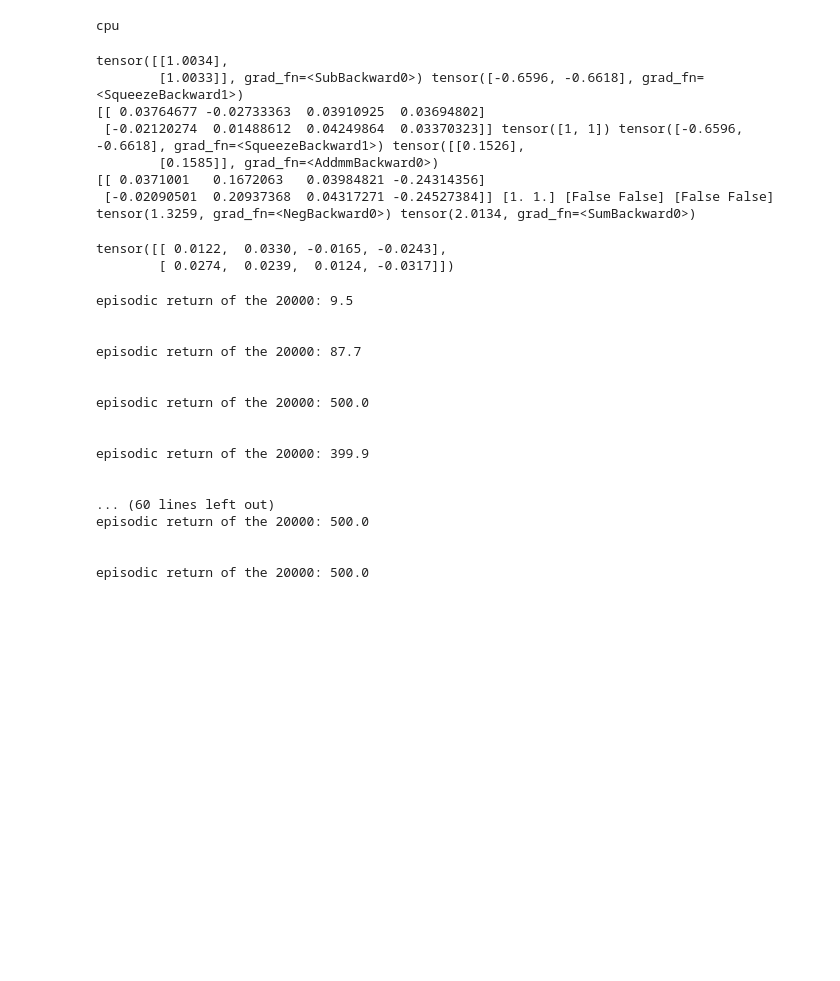
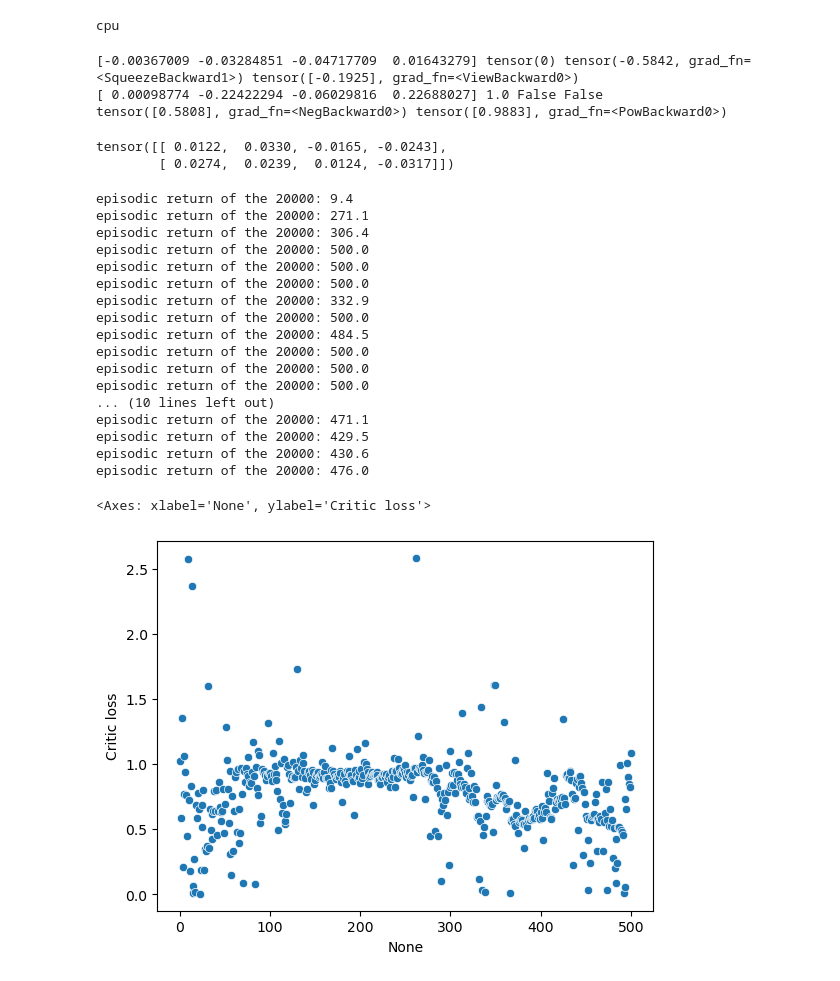
Before and after one commit to aledurso22/Reinforcement-Learning-project, a Jupyter notebook: train.ipynb, the cells around one changed output. Drawn from its saved outputs; the diff is of its cells as text; code cells hidden in the pictures; blank space fills up the shorter version.

Commit message:
added some plotting, checked again loss

```diff
--- a/train.ipynb
+++ b/train.ipynb
@@ -106,9 +106,18 @@ class A2C_Agent(): #this should work with more parallel environment already, not
         delta = torch.Tensor(rewards.reshape(self.n_envs,1)) + (1-torch.Tensor(terminated.reshape(self.n_envs,1))) * gamma * self.critic(next_states)
         advantage = delta - self.critic(states)
 
-        critic_loss = advantage.pow(2).sum()
+        critic_loss = advantage.pow(2).mean()
 
-        actor_loss = - (advantage.detach() * log_prob.reshape_as(advantage.detach())).sum()
+        actor_loss = - (advantage.detach() * log_prob.reshape_as(advantage.detach())).mean()
+
+        # delta = torch.Tensor(rewards) + (1-torch.Tensor(terminated)) * gamma * self.critic(next_states)
+        # advantage = delta - self.critic(states)
+
+        # critic_loss = advantage.pow(2)
+
+        # actor_loss = - (advantage.detach() * log_prob.reshape_as(advantage.detach()))
+
+
 
         return actor_loss, critic_loss
 
@@ -145,6 +154,7 @@ class A2C_Agent(): #this should work with more parallel environment already, not
                 done = terminated or truncated
             episodic_rewards_10.append(total_reward)
         print("episodic return of the 20000:", np.mean(episodic_rewards_10))
+        return np.mean(episodic_rewards_10), v_values
         #comment this if you are trying with more envs
         #plt.plot(v_values)
         #plt.xlabel("trajectory")
@@ -162,34 +172,32 @@ class A2C_Agent(): #this should work with more parallel environment already, not
         # print("\n")
 # %%
 episode_rewards = []
+v_values = []
+rewards_20k = []
 total_steps = 0
 max_steps = 500000
-env = gym.vector.AsyncVectorEnv( [lambda:gym.make("CartPole-v1") for i in range(1)] )
+env = gym.vector.AsyncVectorEnv( [lambda:gym.make("CartPole-v1") for i in range(1)])
+# env = gym.make("CartPole-v1")
 state_dim  = env.single_observation_space.shape[0]
 n_actions = env.single_action_space.n
 actor = Actor(state_dim, n_actions)
 critic = Critic(state_dim)
 agent = A2C_Agent(n_envs=1, n_steps=1, actor= actor, critic= critic, lr_actor=1e-5, lr_critic=1e-3)
 state = env.reset()[0]
-filename = '1_' + '1k_res.csv'
+filename = '3_' + '1k_res.csv'
 # %%
 actions, actions_log_prog, state_values = agent.choose_action(state)
 next_state, reward, terminated, truncated, _ = env.step(actions.numpy())
-actor_loss, critic_loss = agent.get_losses(reward, state, next_state, actions_log_prog, 0.99, terminated)
+actor_loss, critic_loss = agent.get_losses([reward], state, next_state, actions_log_prog, 0.99, [terminated])
 print(state, actions, actions_log_prog, state_values)
 print(next_state, reward, terminated, truncated)
 print(actor_loss, critic_loss)
 # print(critic(state))
 # print(torch.Tensor(reward.reshape(2,1)) + 0.99 * critic(next_state))
 # %% [output]
-tensor([[1.0034],
-        [1.0033]], grad_fn=<SubBackward0>) tensor([-0.6596, -0.6618], grad_fn=<SqueezeBackward1>)
-[[ 0.03764677 -0.02733363  0.03910925  0.03694802]
- [-0.02120274  0.01488612  0.04249864  0.03370323]] tensor([1, 1]) tensor([-0.6596, -0.6618], grad_fn=<SqueezeBackward1>) tensor([[0.1526],
-        [0.1585]], grad_fn=<AddmmBackward0>)
-[[ 0.0371001   0.1672063   0.03984821 -0.24314356]
- [-0.02090501  0.20937368  0.04317271 -0.24527384]] [1. 1.] [False False] [False False]
-tensor(1.3259, grad_fn=<NegBackward0>) tensor(2.0134, grad_fn=<SumBackward0>)
+[-0.00367009 -0.03284851 -0.04717709  0.01643279] tensor(0) tensor(-0.5842, grad_fn=<SqueezeBackward1>) tensor([-0.1925], grad_fn=<ViewBackward0>)
+[ 0.00098774 -0.22422294 -0.06029816  0.22688027] 1.0 False False
+tensor([0.5808], grad_fn=<NegBackward0>) tensor([0.9883], grad_fn=<PowBackward0>)
 # %%
 torch.Tensor(state)
 # %% [output]
@@ -200,6 +208,7 @@ while total_steps < max_steps:
 
     terminated = False
     ep_reward = 0
+    # state = env.reset()[0]
 
 
     while not terminated:
@@ -215,7 +224,10 @@ while total_steps < max_steps:
         if (total_steps % 1000) == 0:
             agent.evaluate_training(episode_rewards, actor_loss, critic_loss, filename)
             episode_rewards = []
-        if (total_steps % 20000 == 0): agent.evaluate_performance()
+        if (total_steps % 20000 == 0):
+            reward_20k, vs = agent.evaluate_performance()
+            rewards_20k.append(rewards_20k)
+            v_values.append(vs)
 
 
         terminated = terminated or truncated
@@ -227,20 +239,30 @@ while total_steps < max_steps:
 
     episode_rewards.append(ep_reward)
 # %% [output]
-episodic return of the 20000: 9.5
-
-
-episodic return of the 20000: 87.7
-
-
+episodic return of the 20000: 9.4
+episodic return of the 20000: 271.1
+episodic return of the 20000: 306.4
 episodic return of the 20000: 500.0
-
-
-episodic return of the 20000: 399.9
-
-
-... (60 lines left out)
 episodic return of the 20000: 500.0
-
-
 episodic return of the 20000: 500.0
+episodic return of the 20000: 332.9
+episodic return of the 20000: 500.0
+episodic return of the 20000: 484.5
+episodic return of the 20000: 500.0
+episodic return of the 20000: 500.0
+episodic return of the 20000: 500.0
+... (10 lines left out)
+episodic return of the 20000: 471.1
+episodic return of the 20000: 429.5
+episodic return of the 20000: 430.6
+episodic return of the 20000: 476.0
+# %%
+import pandas as pd
+import seaborn as sns
+
+data = pd.read_csv(filename)
+
+sns.scatterplot(data, x=data.index, y='Critic loss')
+# %% [output]
+<Axes: xlabel='None', ylabel='Critic loss'>
+[figure, added]
```
Also changed, not shown: parts of 3 cells of this notebook.
